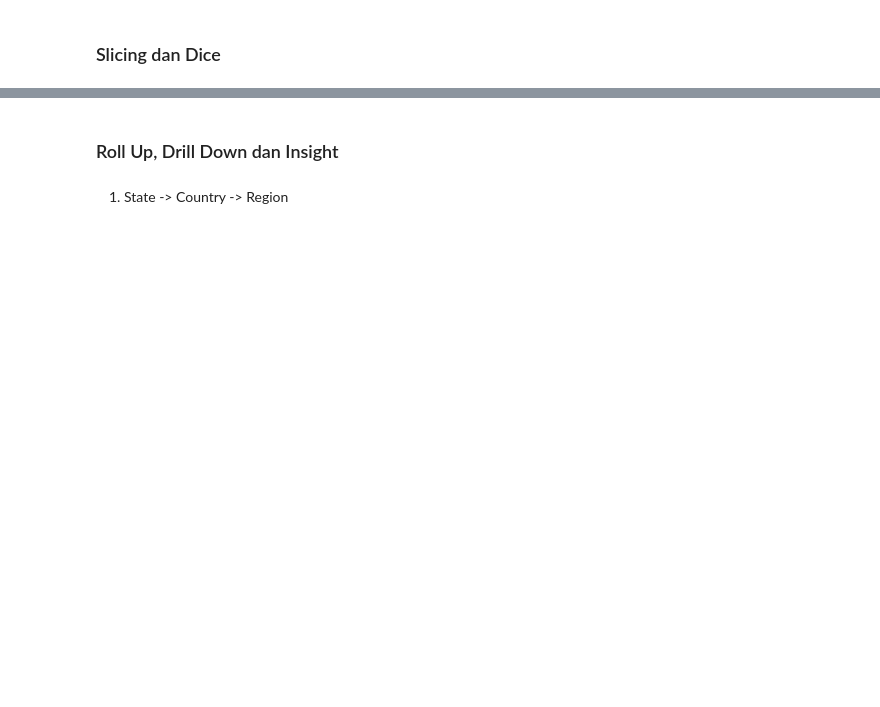
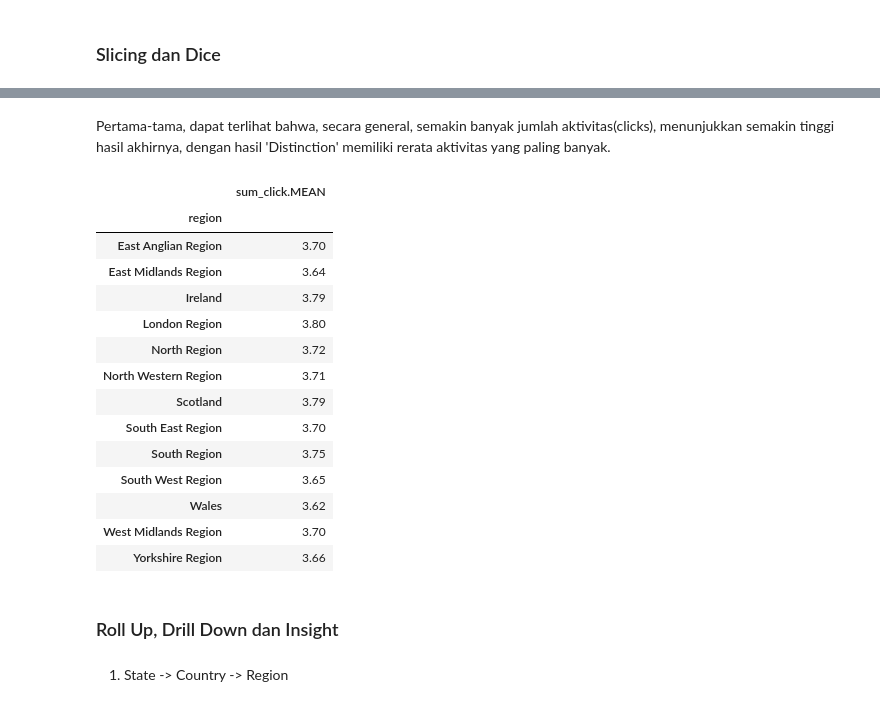
Before and after one commit to wiweka24/Rekdat_Data-Cube, a Jupyter notebook: Rekdat_DataCube_Atoti.ipynb, the cells around one changed output, grey strips where cells are left out. Saved outputs shown, nothing was run; the diff lists cells and outputs as text; code cells hidden in the pictures; blank space fills up the shorter version.

Commit message:
Dicing pada cube 1

```diff
--- a/Rekdat_DataCube_Atoti.ipynb
+++ b/Rekdat_DataCube_Atoti.ipynb
@@ -315,3 +315,8 @@ studentVle_cube.schema
 [drawing not drawn]
 # %% [markdown]
 ### Slicing dan Dice
+# %%
+studentVle_m = studentVle_cube.measures
+student_lvl = studentVle_cube.levels
+studentVle_m
+student_lvl
@@ -317,0 +335,21 @@ studentVle_cube.schema
+# %% [markdown]
+Pertama-tama, dapat terlihat bahwa, secara general, semakin banyak jumlah aktivitas(clicks), menunjukkan semakin tinggi hasil akhirnya, dengan hasil 'Distinction' memiliki rerata aktivitas yang paling banyak.
+# %%
+studentVle_cube.query(studentVle_m["sum_click.MEAN"],
+           levels=[student_lvl["region"]])
+# %% [output]
+|  | sum_click.MEAN |
+| region |  |
+| East Anglian Region | 3.70 |
+| East Midlands Region | 3.64 |
+| Ireland | 3.79 |
+| London Region | 3.80 |
+| North Region | 3.72 |
+| North Western Region | 3.71 |
+| Scotland | 3.79 |
+| South East Region | 3.70 |
+| South Region | 3.75 |
+| South West Region | 3.65 |
+| Wales | 3.62 |
+| West Midlands Region | 3.70 |
+| Yorkshire Region | 3.66 |
```
Also changed, not shown: parts of 7 cells of this notebook.
